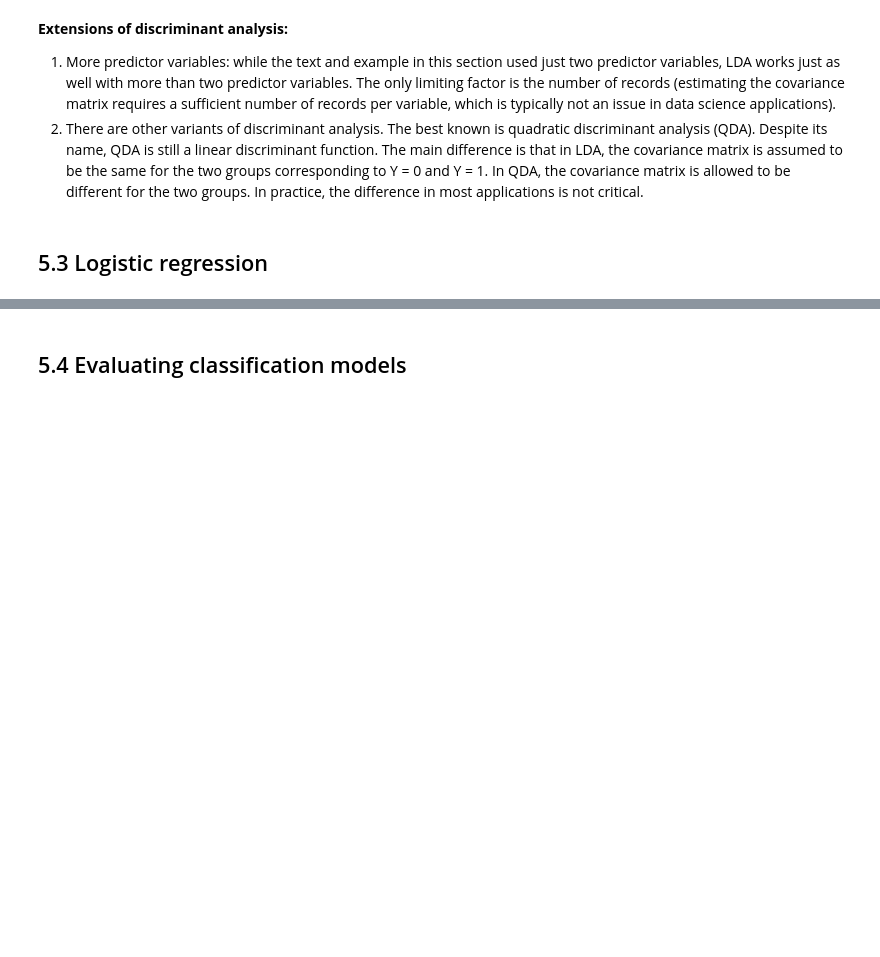
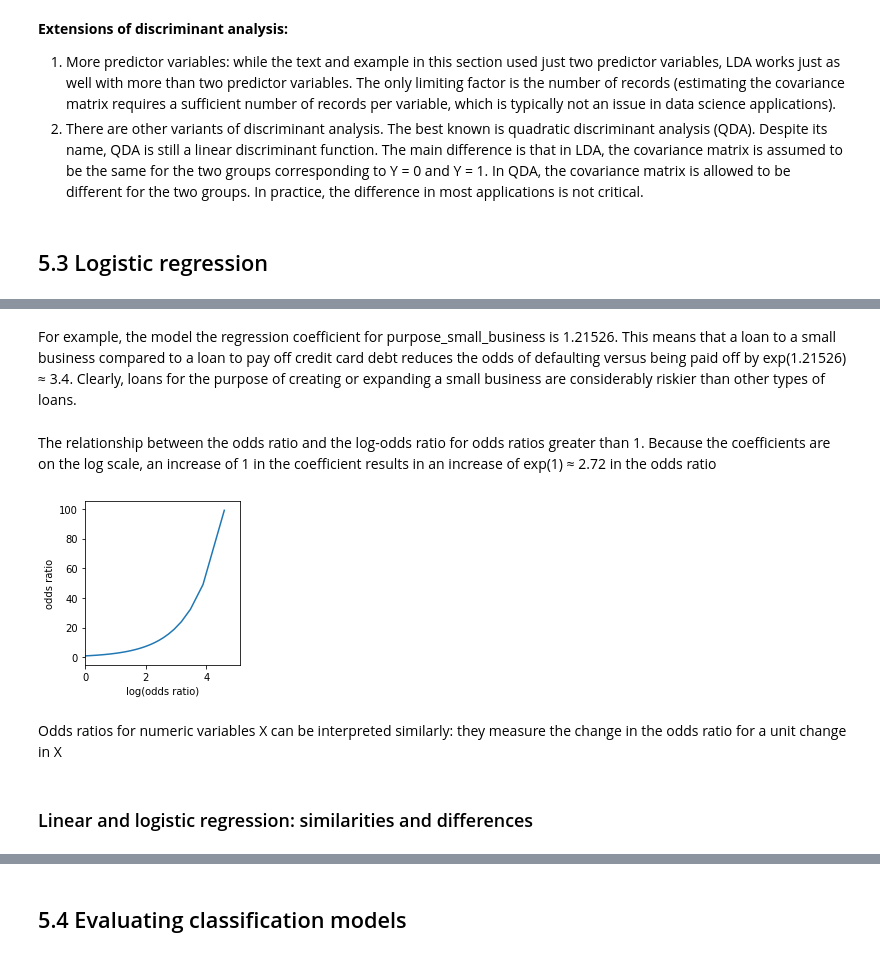
Before and after one commit to DataS07/practical-statistics-for-data-scientists-2nd, a Jupyter notebook: Chapter 5. Classification.ipynb, the cells around one changed output, grey strips where cells are left out. Drawn from its saved outputs; the diff is of its cells as text; code cells hidden in the pictures; blank space fills up the shorter version.

```diff
--- a/Chapter 5. Classification.ipynb
+++ b/Chapter 5. Classification.ipynb
@@ -228,0 +332,27 @@ ax.plot(*loan_lda.means_.transpose())
+# %% [markdown]
+For example, the model the regression coefficient for purpose_small_business is 1.21526. This means that a loan to a small business compared to a loan to pay off credit card debt reduces the odds of defaulting versus being paid off by exp(1.21526) ≈ 3.4. Clearly, loans for the purpose of creating or expanding a small business are considerably riskier than other types of loans.
+# %% [markdown]
+The relationship between the odds ratio and the log-odds ratio for odds ratios greater than 1. Because the coefficients are on the log scale, an increase of 1 in the coefficient results in an increase of exp(1) ≈ 2.72 in the odds ratio
+# %%
+p = np.arange(0.01, 1, 0.01)
+df = pd.DataFrame({
+    'p': p,
+    'logit': np.log(p / (1 - p)),
+    'odds': p / (1 - p),
+})
+
+fig, ax = plt.subplots(figsize=(3, 3))
+ax.plot(df['logit'], df['odds'])
+ax.set_xlabel('log(odds ratio)')
+ax.set_ylabel('odds ratio')
+ax.set_xlim(0, 5.1)
+ax.set_ylim(-5, 105)
+
+plt.tight_layout()
+plt.show()
+# %% [output]
+[figure, added]
+# %% [markdown]
+Odds ratios for numeric variables X can be interpreted similarly: they measure the change in the odds ratio for a unit change in X
+# %% [markdown]
+### Linear and logistic regression: similarities and differences
```
Also changed, not shown: parts of 86 cells of this notebook.
